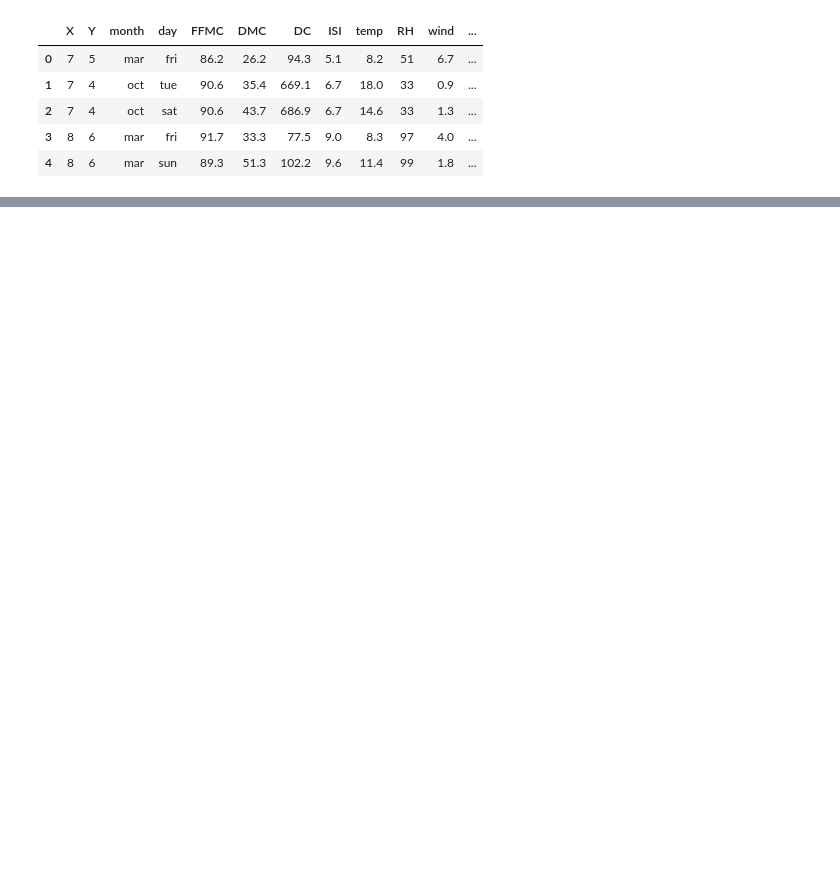
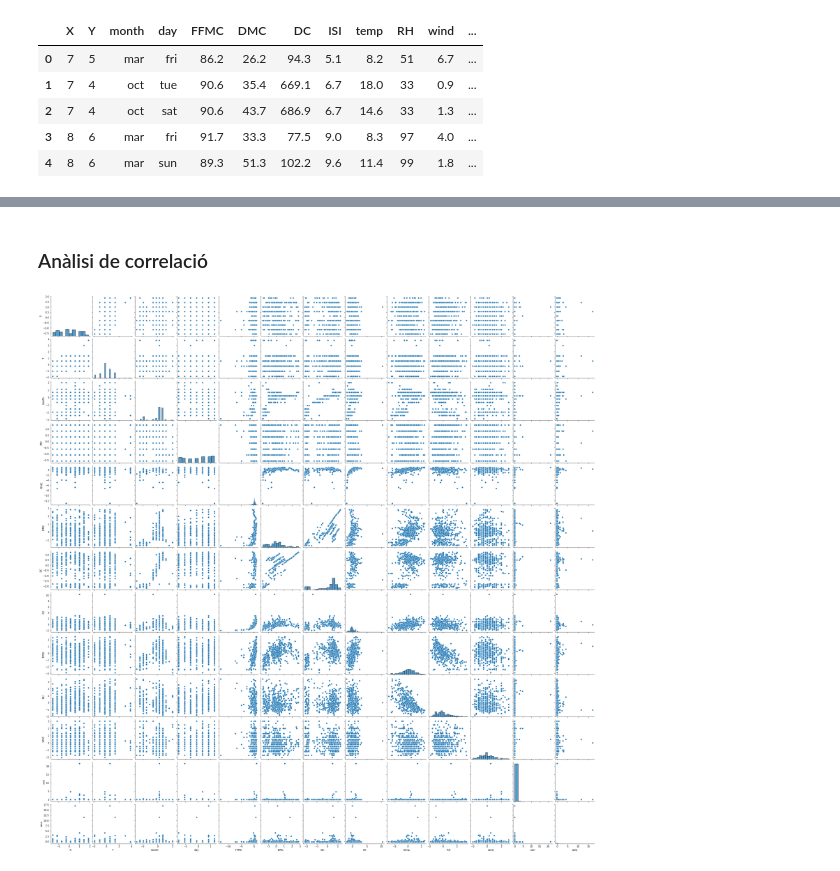
Before and after one commit to Zynokrex/Regressio_APC, a Jupyter notebook: practica1.ipynb, the cells around one changed output, grey strips where cells are left out. Drawn from its saved outputs; the diff is of its cells as text; code cells hidden in the pictures; blank space fills up the shorter version.

```diff
--- a/practica1.ipynb
+++ b/practica1.ipynb
@@ -120,0 +123,6 @@ df.area.hist()
+# %% [markdown]
+### Anàlisi de correlació
+# %%
+pairPlt = sns.pairplot(dfn)
+# %% [output]
+[figure, added]
```
Also changed, not shown: parts of 35 cells of this notebook, 1 other file.
